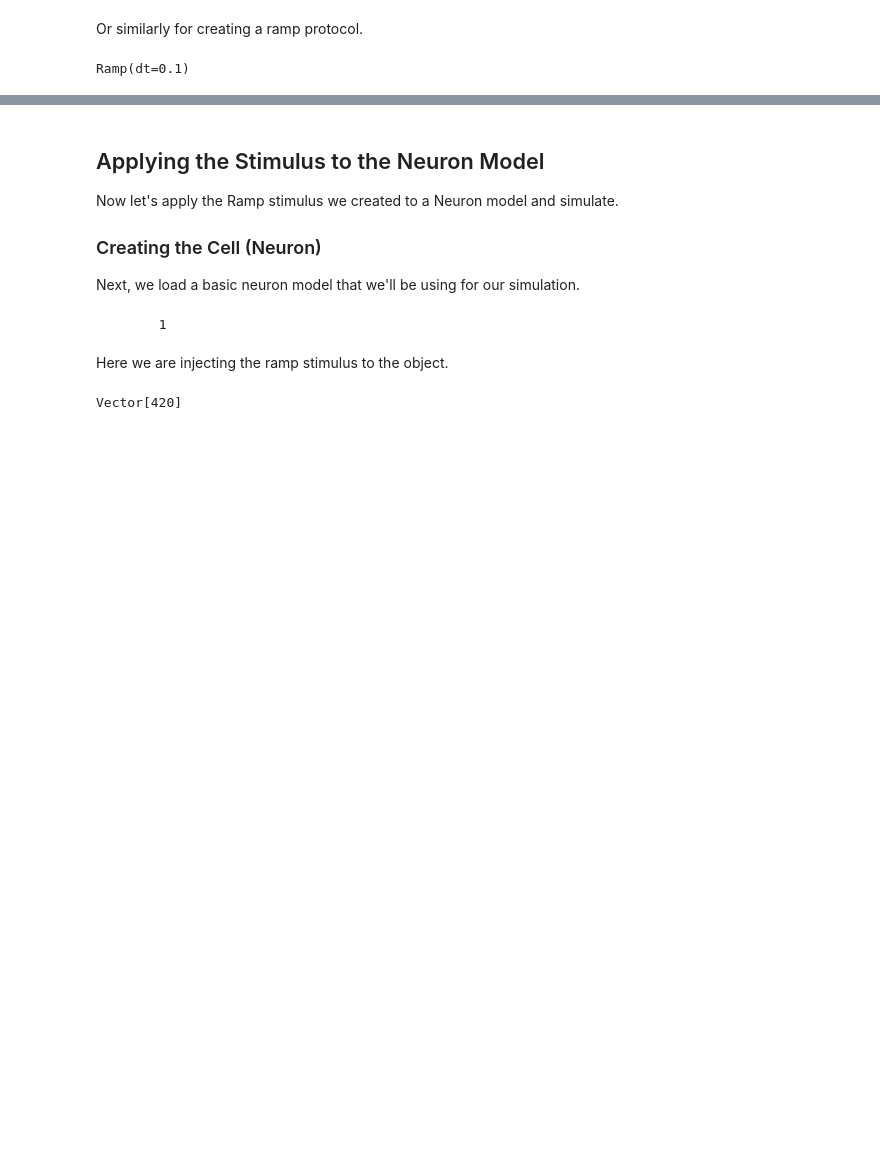
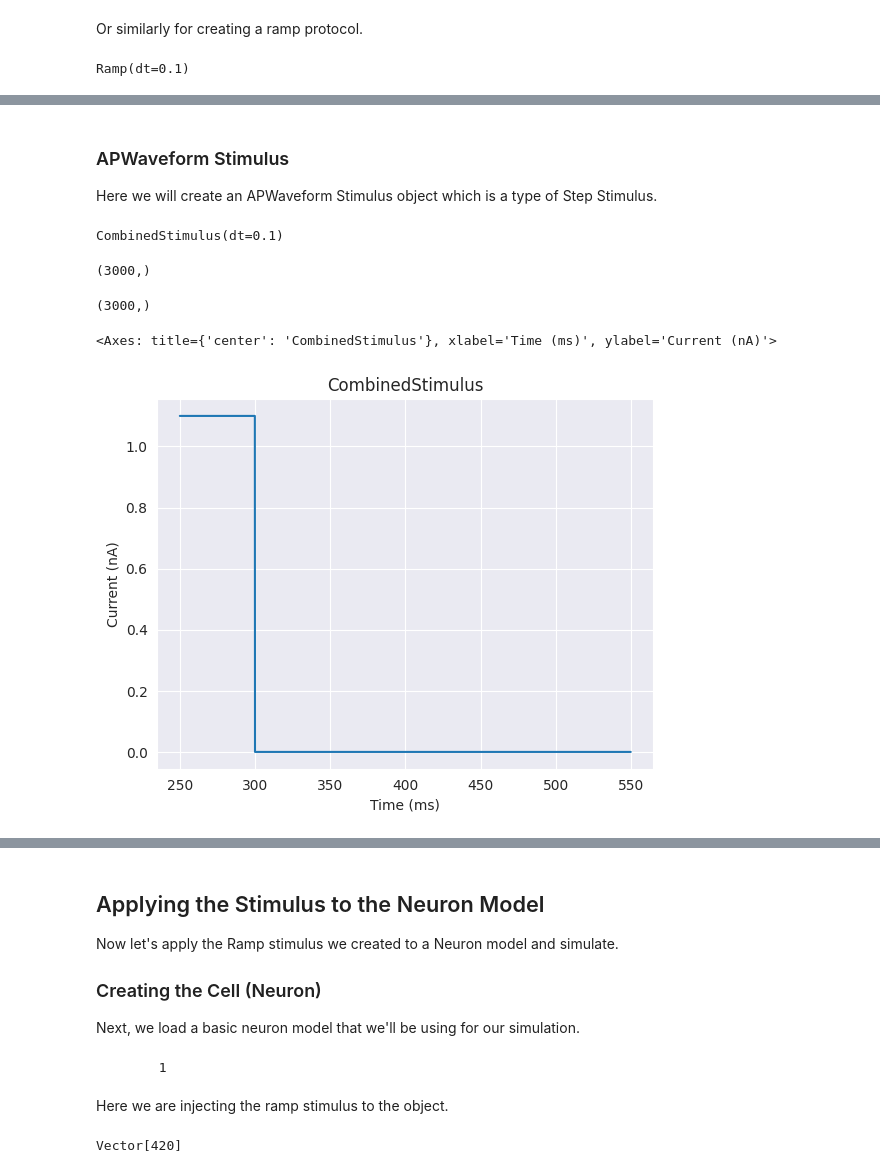
Before and after one commit to BlueBrain/BlueCelluLab, a Jupyter notebook: examples/5-stimuli/stimuli.ipynb, the cells around one changed output, grey strips where cells are left out. Cells and saved outputs as stored; diff of their text form; code cells hidden in the pictures; blank space fills up the shorter version.

```diff
--- a/examples/5-stimuli/stimuli.ipynb
+++ b/examples/5-stimuli/stimuli.ipynb
@@ -44,0 +64,22 @@ ramp.plot()
+# %% [markdown]
+### APWaveform Stimulus
+
+Here we will create an APWaveform Stimulus object which is a type of Step Stimulus.
+# %%
+apwaveform = stim_factory.ap_waveform(threshold_current=0.5)
+apwaveform
+# %% [output]
+CombinedStimulus(dt=0.1)
+# %%
+apwaveform.current.shape
+# %% [output]
+(3000,)
+# %%
+apwaveform.time.shape
+# %% [output]
+(3000,)
+# %%
+apwaveform.plot()
+# %% [output]
+<Axes: title={'center': 'CombinedStimulus'}, xlabel='Time (ms)', ylabel='Current (nA)'>
+[figure, added]
```
Also changed, not shown: parts of 13 cells of this notebook, 2 other files.
